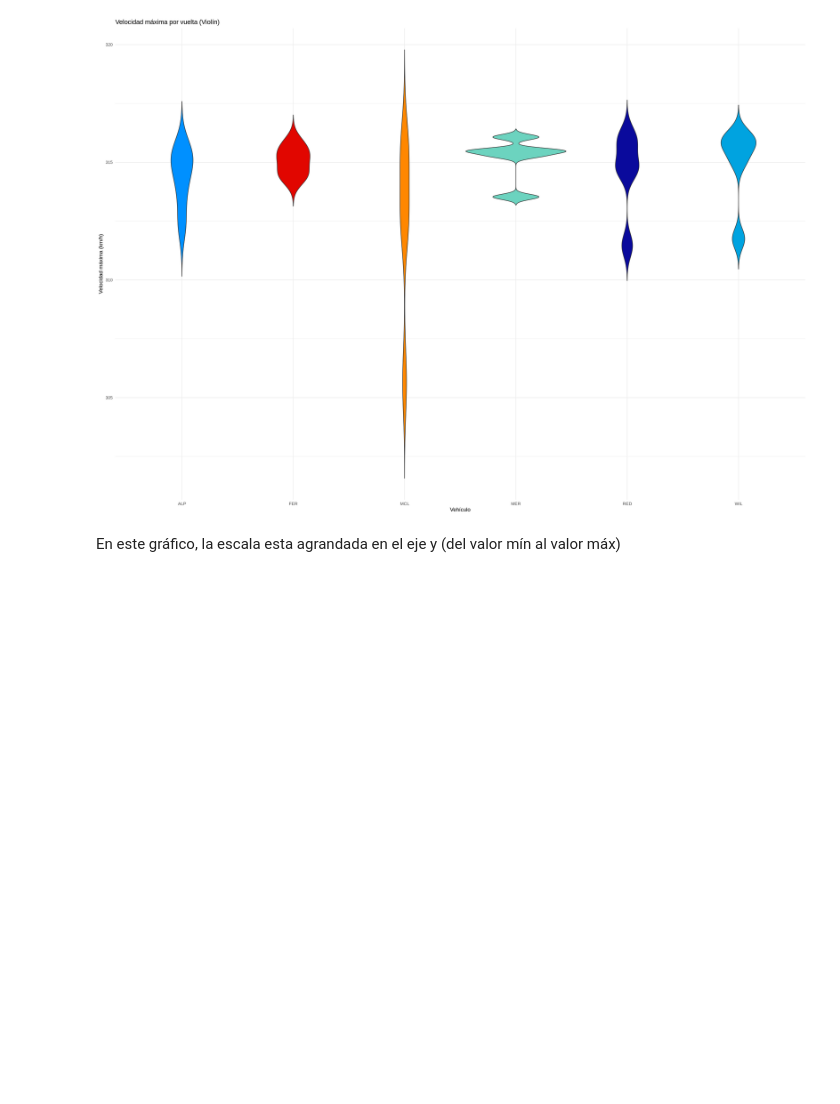
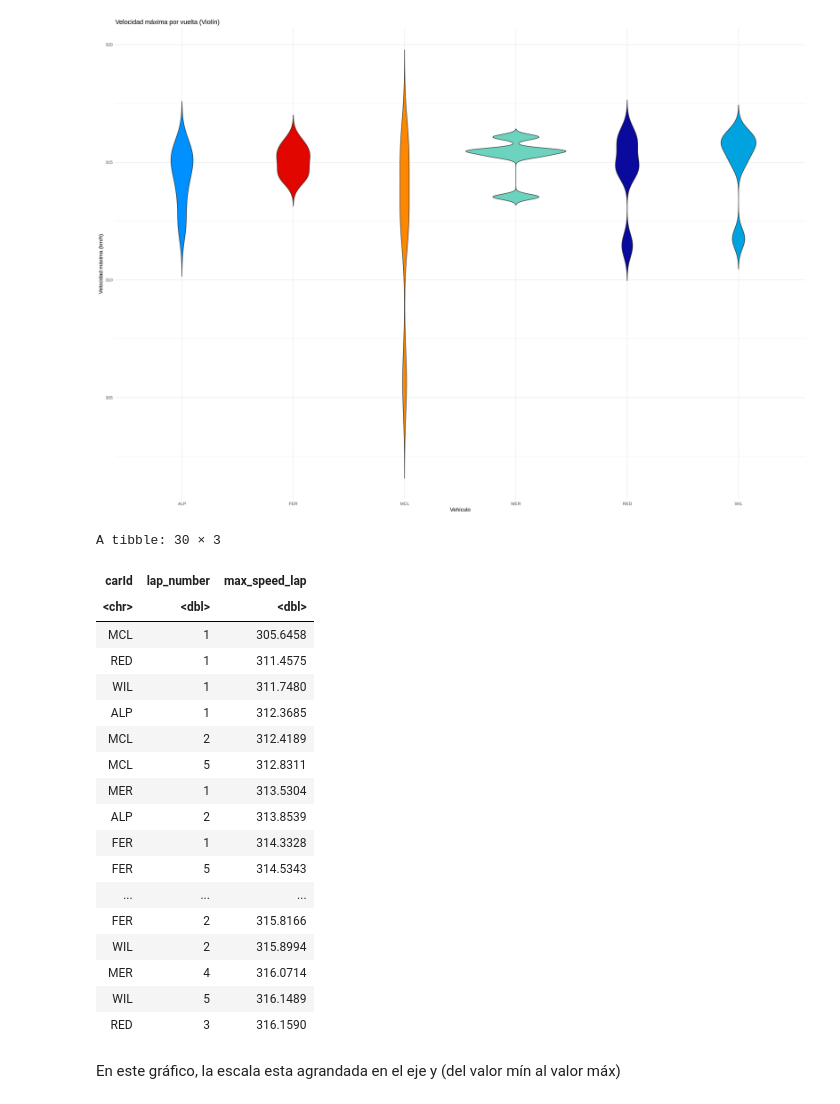
Before and after one commit to LuppeCh/F1EDA, a Jupyter notebook: Exploración_de_Datos_Trabajo_Final.ipynb, the cells around one changed output. Cells and saved outputs as stored; diff of their text form; code cells hidden in the pictures; blank space fills up the shorter version.

```diff
--- a/Exploración_de_Datos_Trabajo_Final.ipynb
+++ b/Exploración_de_Datos_Trabajo_Final.ipynb
@@ -1108,6 +1138,31 @@ ggplot(vel_max_vuelta, aes(x = carId, y = max_speed_lap, fill = carId)) +
   theme(legend.position = "none")
 # %% [output]
 [figure]
+# %%
+lap_times_summary_ordered <- vel_max_vuelta %>%
+  arrange(max_speed_lap)
+
+lap_times_summary_ordered
+# %% [output]
+A tibble: 30 × 3
+| carId | lap_number | max_speed_lap |
+| <chr> | <dbl> | <dbl> |
+| MCL | 1 | 305.6458 |
+| RED | 1 | 311.4575 |
+| WIL | 1 | 311.7480 |
+| ALP | 1 | 312.3685 |
+| MCL | 2 | 312.4189 |
+| MCL | 5 | 312.8311 |
+| MER | 1 | 313.5304 |
+| ALP | 2 | 313.8539 |
+| FER | 1 | 314.3328 |
+| FER | 5 | 314.5343 |
+| ... | ... | ... |
+| FER | 2 | 315.8166 |
+| WIL | 2 | 315.8994 |
+| MER | 4 | 316.0714 |
+| WIL | 5 | 316.1489 |
+| RED | 3 | 316.1590 |
 # %% [markdown]
 En este gráfico, la escala esta agrandada en el eje y (del valor mín al valor máx)
 # %% [markdown]
```
Also changed, not shown: parts of 5 cells of this notebook.
